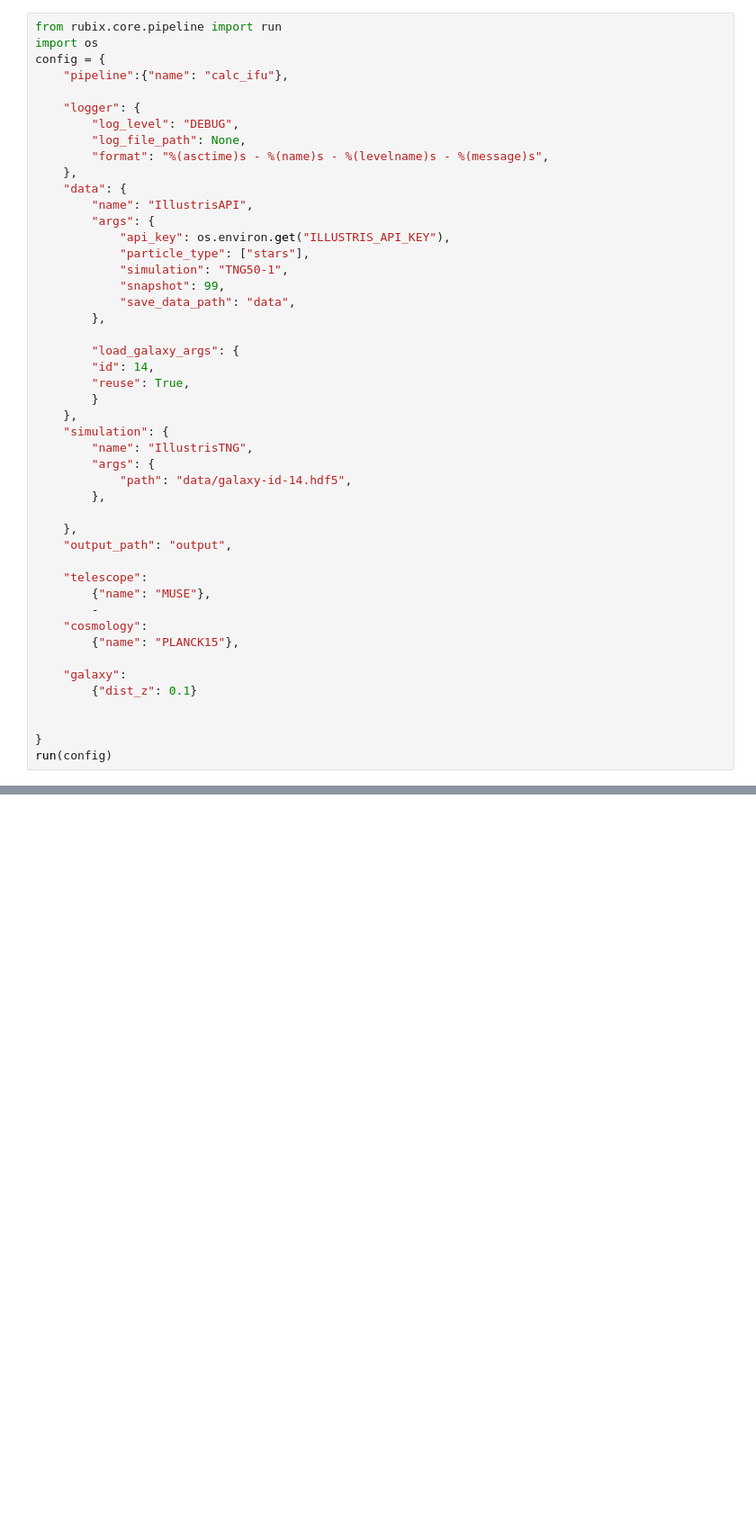
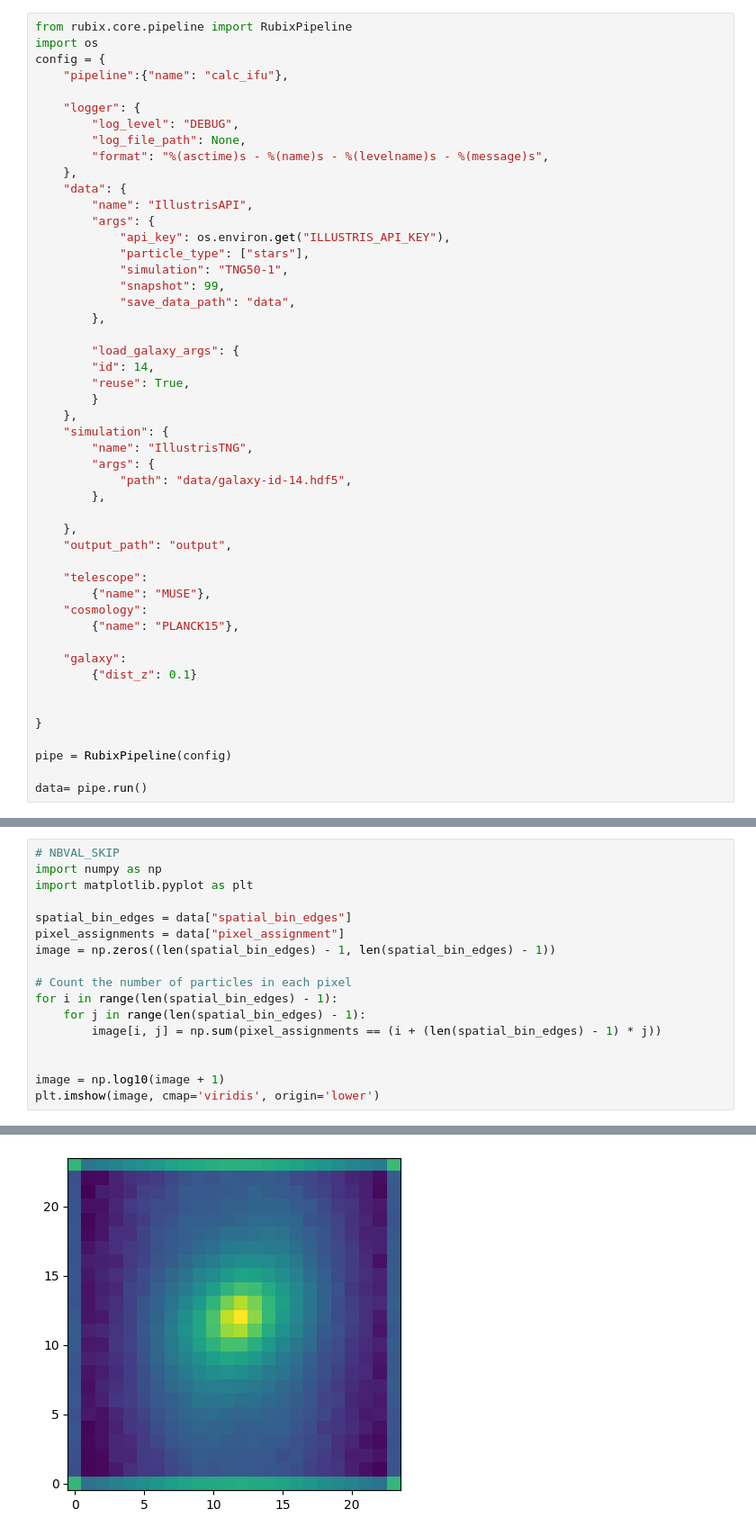
Before and after one commit to ufuk-cakir/rubix, a Jupyter notebook: notebooks/rub_pipeline.ipynb, the cells around one changed output, grey strips where cells are left out. Shown at 90% size. Saved outputs shown, nothing was run; the diff lists cells and outputs as text; blank space fills up the shorter version.

Commit message:
splitting data into bins, abstract tracer error

```diff
--- a/notebooks/rub_pipeline.ipynb
+++ b/notebooks/rub_pipeline.ipynb
@@ -1,5 +1,5 @@
 # %%
-from rubix.core.pipeline import run
+from rubix.core.pipeline import RubixPipeline
 import os
 config = {
     "pipeline":{"name": "calc_ifu"},
@@ -35,7 +35,6 @@ config = {
 
     "telescope":
         {"name": "MUSE"},
-        -
     "cosmology":
         {"name": "PLANCK15"},
 
@@ -44,5 +43,8 @@ config = {
 
 
 }
-run(config)
+
+pipe = RubixPipeline(config)
+
+data= pipe.run()
 # %% [output]
@@ -53,0 +84,18 @@ KeyError: 'rotate_galaxy'
+# %%
+# NBVAL_SKIP
+import numpy as np
+import matplotlib.pyplot as plt
+
+spatial_bin_edges = data["spatial_bin_edges"]
+pixel_assignments = data["pixel_assignment"]
+image = np.zeros((len(spatial_bin_edges) - 1, len(spatial_bin_edges) - 1))
+
+# Count the number of particles in each pixel
+for i in range(len(spatial_bin_edges) - 1):
+    for j in range(len(spatial_bin_edges) - 1):
+        image[i, j] = np.sum(pixel_assignments == (i + (len(spatial_bin_edges) - 1) * j))
+
+
+image = np.log10(image + 1)
+plt.imshow(image, cmap='viridis', origin='lower')
+# %% [output]
@@ -53,0 +103 @@ KeyError: 'rotate_galaxy'
+[figure, added]
```
Also changed, not shown: parts of 16 cells of this notebook, 4 other files.
